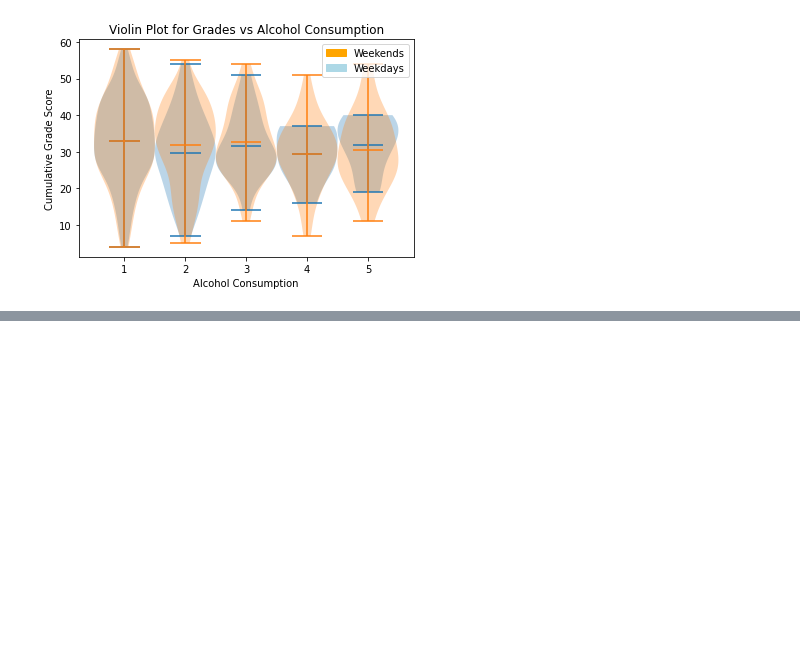
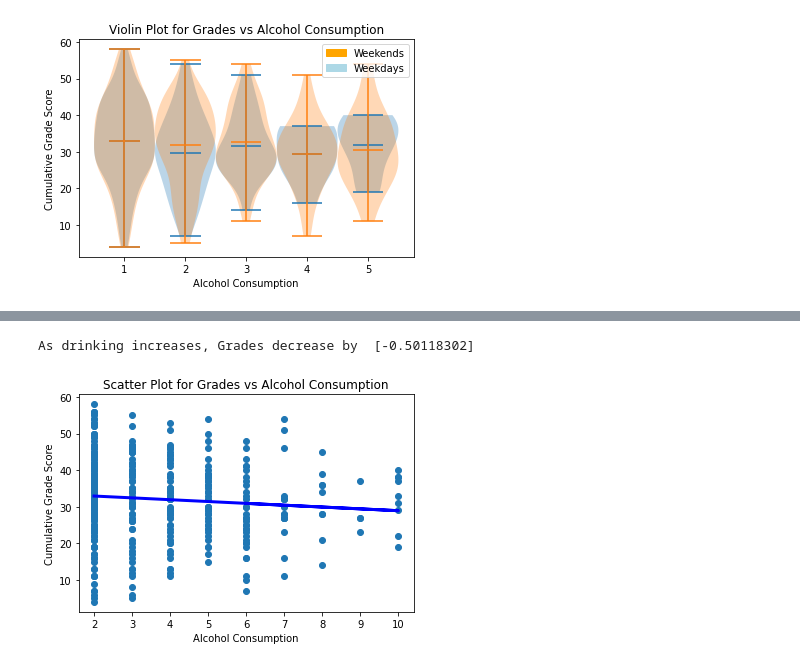
Before and after one commit to bencyi/ACaAP, a Jupyter notebook: final_proj_yi_babcock_tsypnyatov.ipynb, the cells around one changed output, grey strips where cells are left out. Saved outputs shown, nothing was run; the diff lists cells and outputs as text; code cells hidden in the pictures; blank space fills up the shorter version.

```diff
--- a/final_proj_yi_babcock_tsypnyatov.ipynb
+++ b/final_proj_yi_babcock_tsypnyatov.ipynb
@@ -239,0 +244,21 @@ plt.show()
+# %%
+plt.scatter(x=data['drink_score'], y=data['grade_score'])
+plt.xlabel("Alcohol Consumption")
+plt.ylabel("Cumulative Grade Score")
+plt.title("Scatter Plot for Grades vs Alcohol Consumption")
+
+# We need to reshape the data and convert it to an arrray in order to pass it as a parameter
+
+ds_reshaped = data['drink_score'].to_numpy().reshape(-1,1)
+
+model = LinearRegression().fit(ds_reshaped,data['grade_score'])
+
+# plotting and predicting the line of best fit
+
+y_pred = model.predict(ds_reshaped)
+plt.plot(data['drink_score'].to_numpy().reshape(-1,1), y_pred, color='blue', linewidth=3)
+
+print("As drinking increases, Grades decrease by ", model.coef_)
+# %% [output]
+As drinking increases, Grades decrease by  [-0.50118302]
+[figure, added]
```
Also changed, not shown: parts of 7 cells of this notebook.
